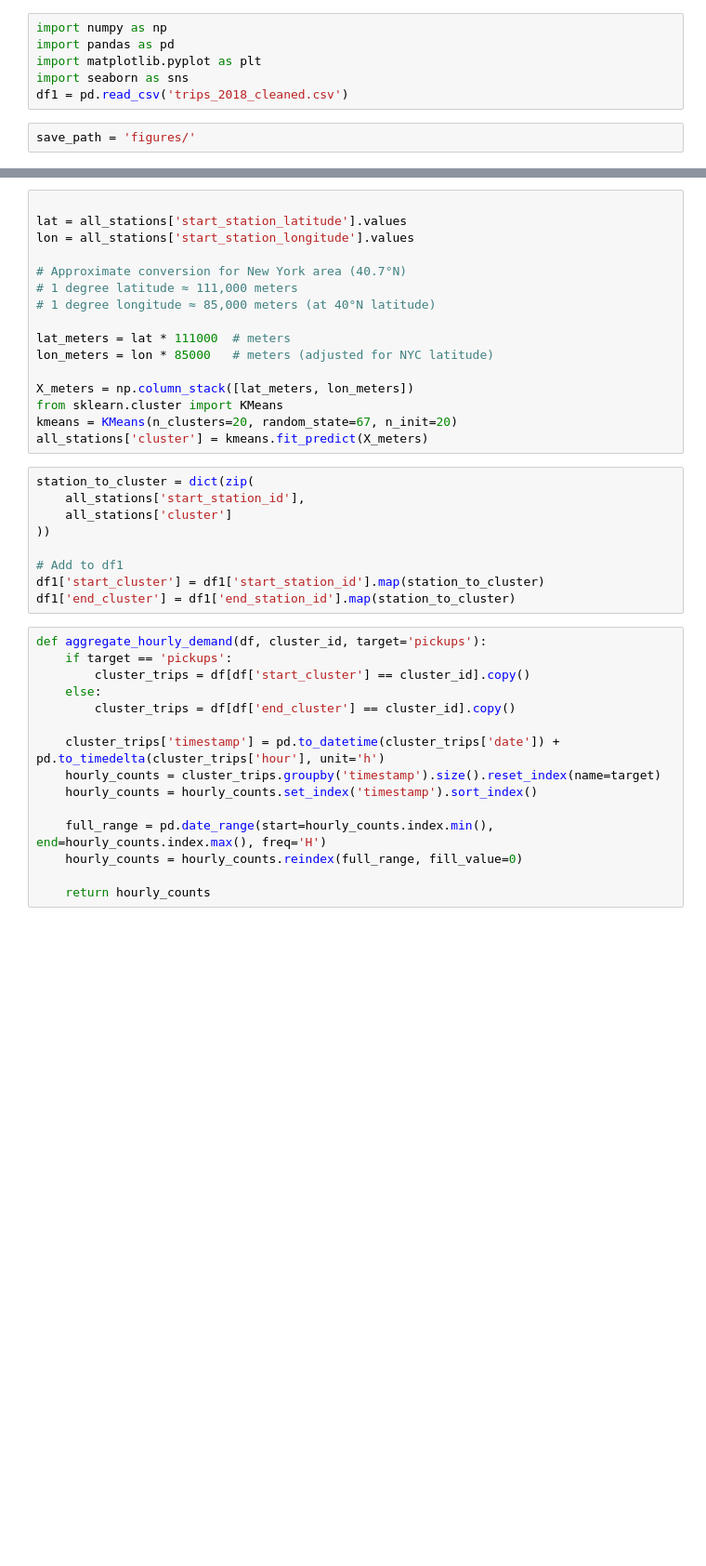
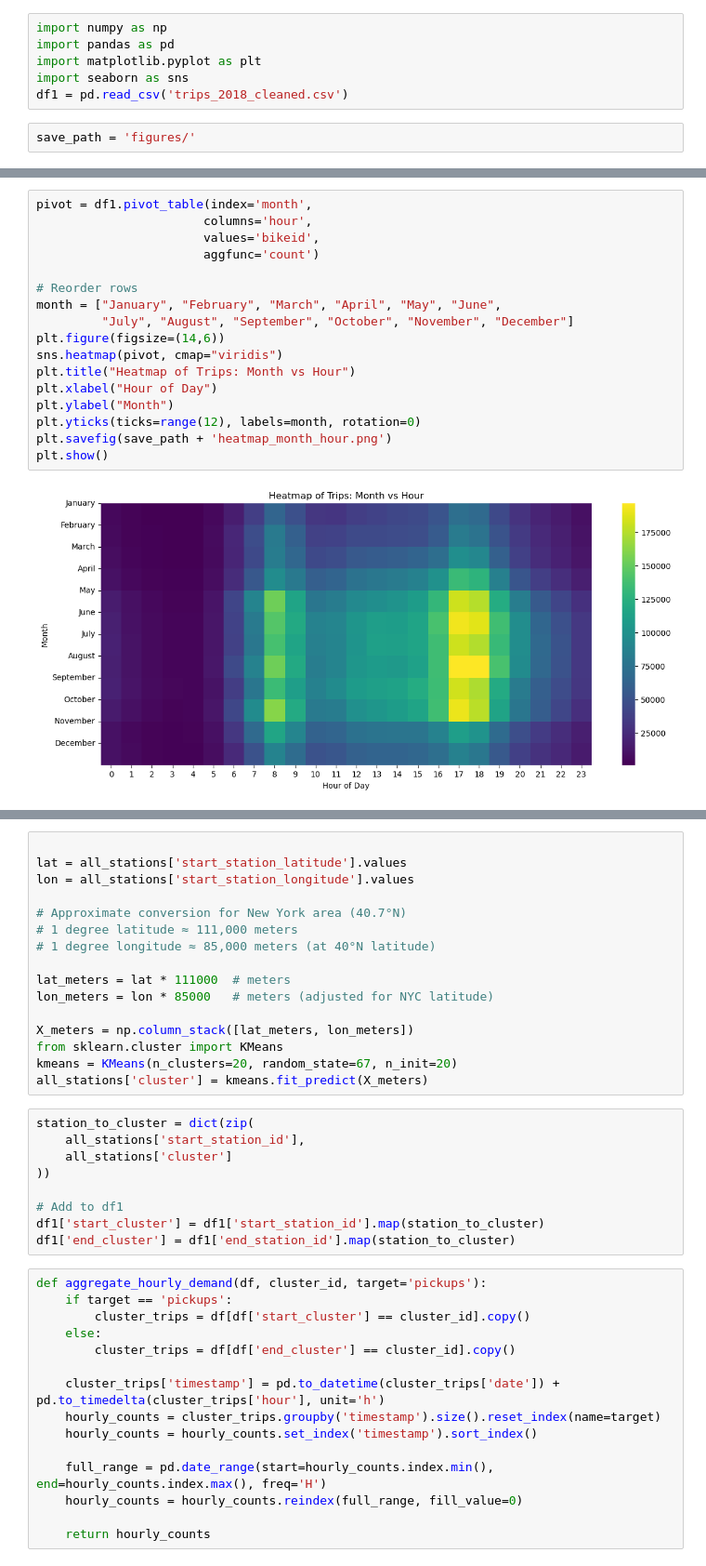
Before and after one commit to jsp566/Intro-to-Business-Analytics-project, a Jupyter notebook: Data analysis and visualization.ipynb, the cells around one changed output, grey strips where cells are left out. Shown at 93% size. Saved outputs shown, nothing was run; the diff lists cells and outputs as text; blank space fills up the shorter version.

```diff
--- a/Data analysis and visualization.ipynb
+++ b/Data analysis and visualization.ipynb
@@ -53,3 +74,22 @@ plt.show()
+# %%
+pivot = df1.pivot_table(index='month',
+                       columns='hour',
+                       values='bikeid',
+                       aggfunc='count')
+
+# Reorder rows
+month = ["January", "February", "March", "April", "May", "June",
+         "July", "August", "September", "October", "November", "December"]
+plt.figure(figsize=(14,6))
+sns.heatmap(pivot, cmap="viridis")
+plt.title("Heatmap of Trips: Month vs Hour")
+plt.xlabel("Hour of Day")
+plt.ylabel("Month")
+plt.yticks(ticks=range(12), labels=month, rotation=0)
+plt.savefig(save_path + 'heatmap_month_hour.png')
+plt.show()
+# %% [output]
+[figure, added]
 # %%
 all_stations = pd.concat([
     df1[['start_station_id', 'start_station_latitude', 'start_station_longitude']],
```
Also changed, not shown: parts of 8 cells of this notebook, 3 other files.
